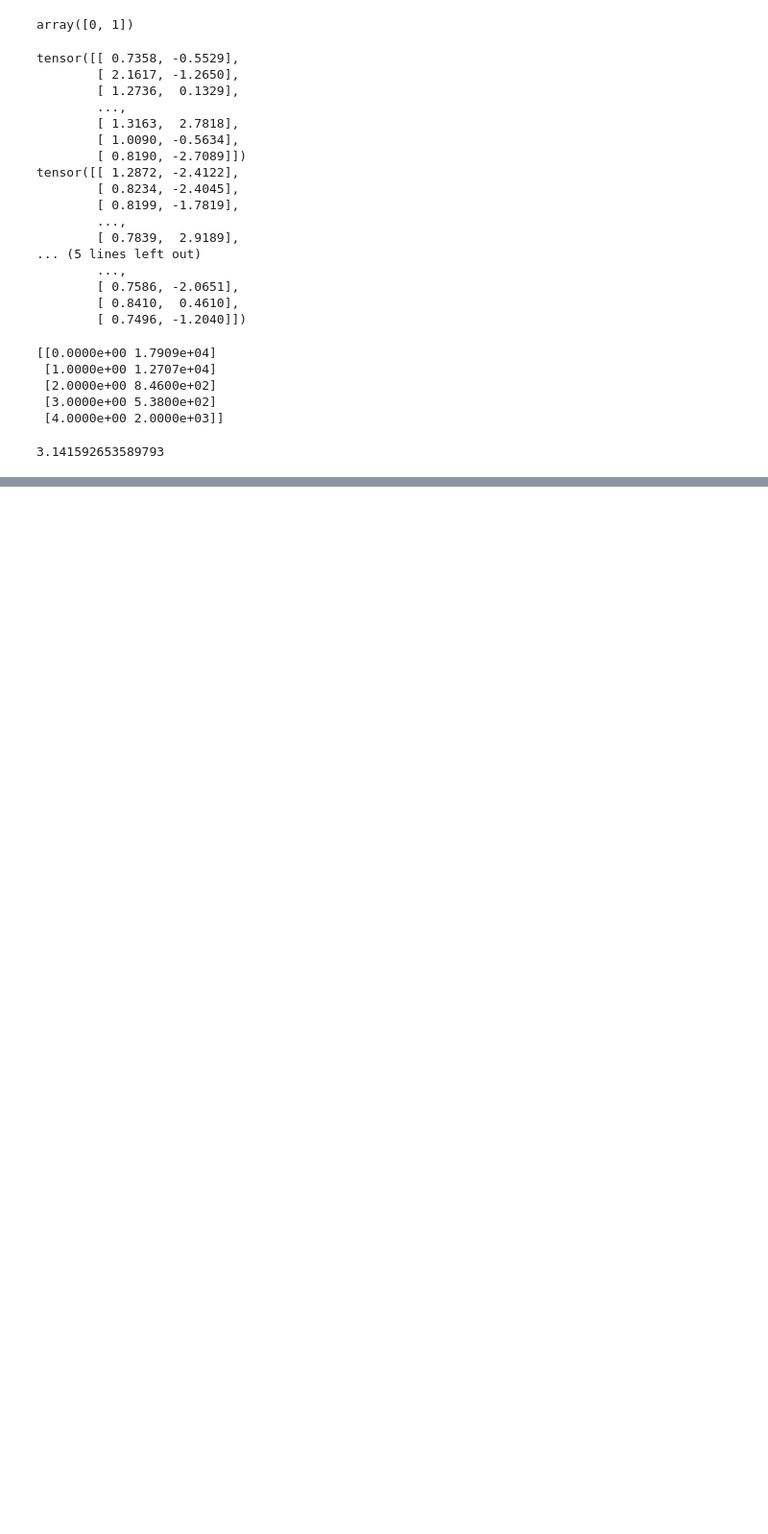
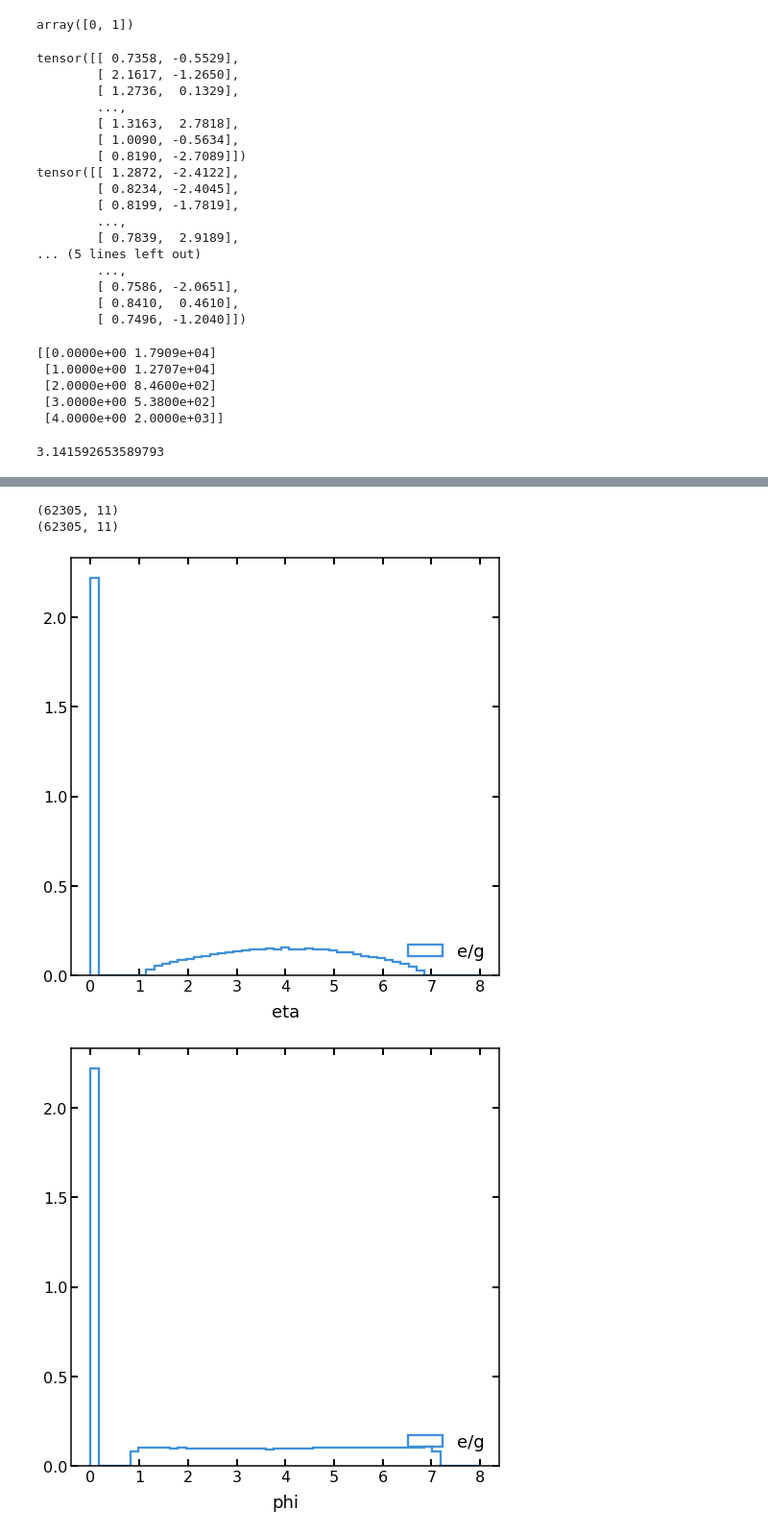
Before and after one commit to chernyavskaya/AnomalyClustering, a Jupyter notebook: testing_graph_clustering.ipynb, the cells around one changed output, grey strips where cells are left out. Shown: that part at 96% size. Saved outputs shown, nothing was run; the diff lists cells and outputs as text; code cells hidden in the pictures; blank space fills up the shorter version.

```diff
--- a/testing_graph_clustering.ipynb
+++ b/testing_graph_clustering.ipynb
@@ -347,0 +390,15 @@ for i in range(rear.shape[-1]):
+# %%
+for i,name in zip([4,5],'eta,phi'.split(',')):
+    plt.figure(figsize=(8,8))
+    bins = np.linspace(0,8,50)
+    kwargs={'linewidth':2.3, 'fill':False, 'density':True,'histtype':'step'}
+    upd = np.where(file_dataset[:,1:,1]==0.,0.,file_dataset[:,1:,i]+4)
+    print(upd.shape)
+    _ = plt.hist(upd.reshape(-1),bins=bins,**kwargs,label=pid_name)
+    plt.xlabel(name)
+    plt.legend(loc='lower right')
+# %% [output]
+(62305, 11)
+(62305, 11)
+[figure, added]
+[figure, added]
```
Also changed, not shown: parts of 9 cells of this notebook, 4 other files.
